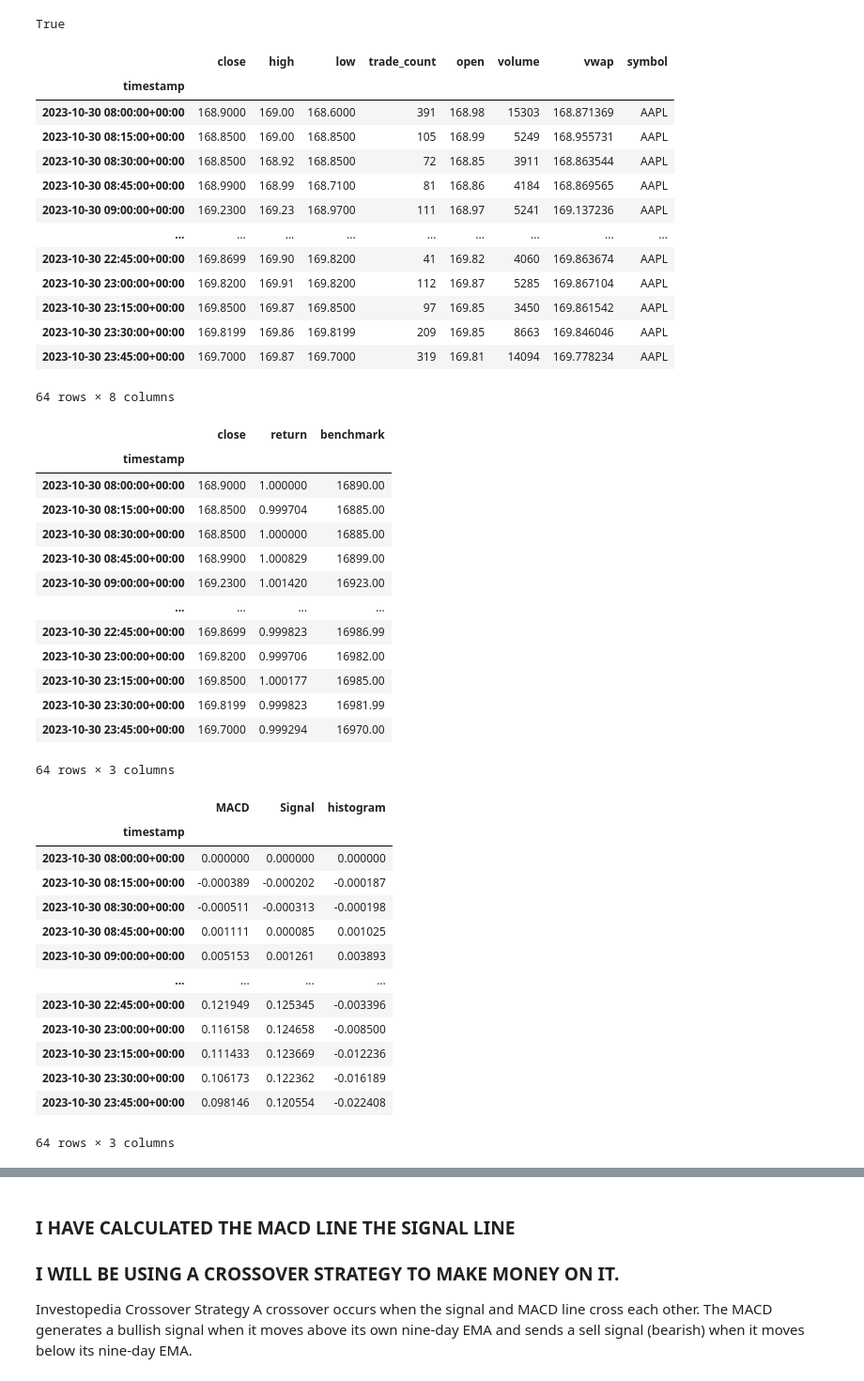
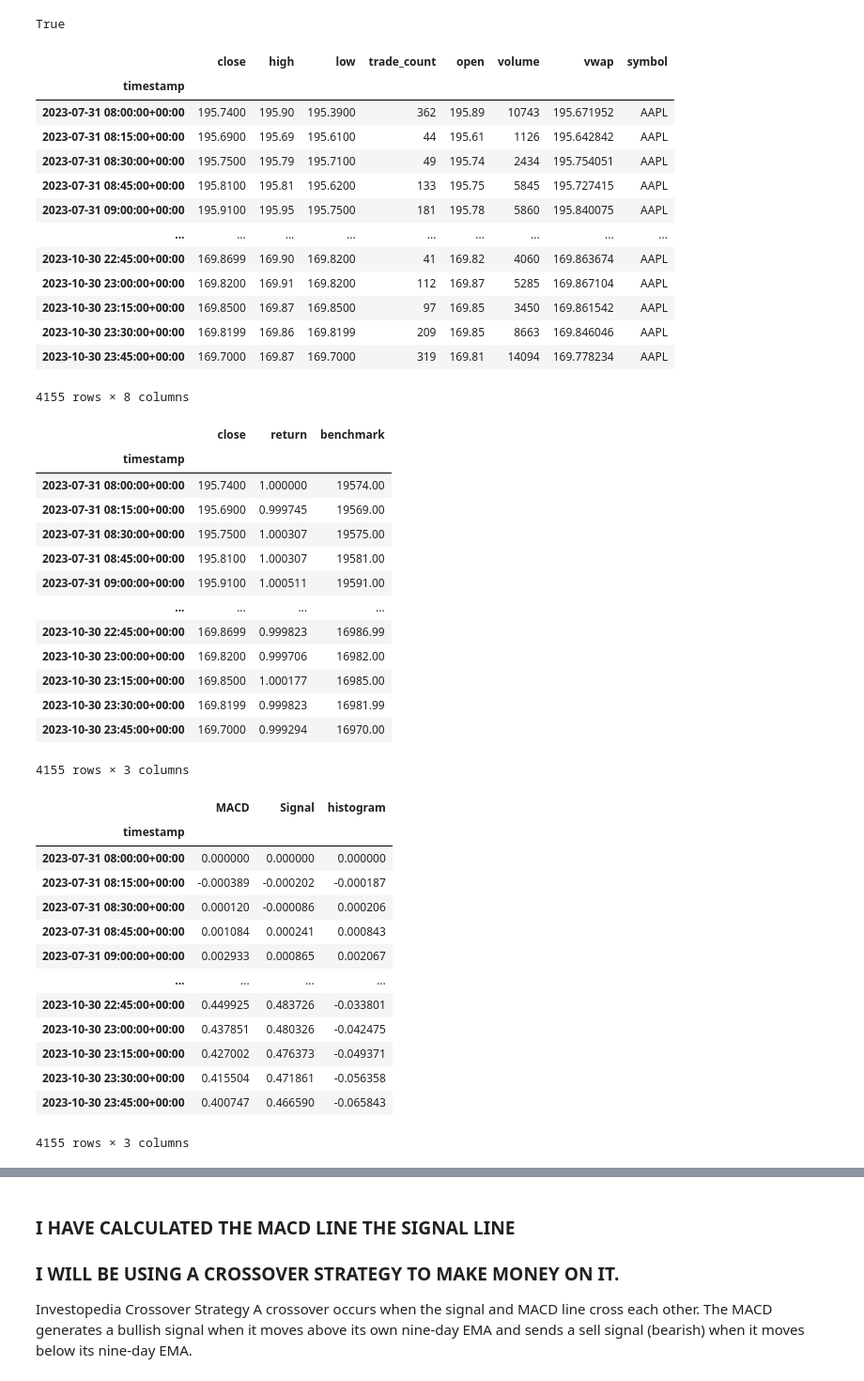
Before and after one commit to harithmd1/project1_group2, a Jupyter notebook: Momentum_MACD_Michael.ipynb, the cells around one changed output, grey strips where cells are left out. Shown at 94% size. Cells and saved outputs as stored; diff of their text form; code cells hidden in the pictures.

```diff
--- a/Momentum_MACD_Michael.ipynb
+++ b/Momentum_MACD_Michael.ipynb
@@ -26,33 +26,33 @@ alpaca=tradeapi.REST(
 )
 # %%
 # Define Variables for Alpaca
-start_time=pd.Timestamp('2023-10-30', tz='America/New_York').isoformat()
+start_time=pd.Timestamp('2023-07-31', tz='America/New_York').isoformat()
 end_time=pd.Timestamp('2023-10-31', tz='America/New_York').isoformat()
 tickers = ["AAPL"]
 timeframe = "15min"
 # Get current closing prices for AAPL and SP500
 df_tickers=alpaca.get_bars(
     tickers,
     timeframe,
     start=start_time,
     end=end_time
 ).df
 df_tickers
 # %% [output]
 |  | close | high | low | trade_count | open | volume | vwap | symbol |
 | timestamp |  |  |  |  |  |  |  |  |
-| 2023-10-30 08:00:00+00:00 | 168.9000 | 169.00 | 168.6000 | 391 | 168.98 | 15303 | 168.871369 | AAPL |
-| 2023-10-30 08:15:00+00:00 | 168.8500 | 169.00 | 168.8500 | 105 | 168.99 | 5249 | 168.955731 | AAPL |
-| 2023-10-30 08:30:00+00:00 | 168.8500 | 168.92 | 168.8500 | 72 | 168.85 | 3911 | 168.863544 | AAPL |
-| 2023-10-30 08:45:00+00:00 | 168.9900 | 168.99 | 168.7100 | 81 | 168.86 | 4184 | 168.869565 | AAPL |
-| 2023-10-30 09:00:00+00:00 | 169.2300 | 169.23 | 168.9700 | 111 | 168.97 | 5241 | 169.137236 | AAPL |
+| 2023-07-31 08:00:00+00:00 | 195.7400 | 195.90 | 195.3900 | 362 | 195.89 | 10743 | 195.671952 | AAPL |
+| 2023-07-31 08:15:00+00:00 | 195.6900 | 195.69 | 195.6100 | 44 | 195.61 | 1126 | 195.642842 | AAPL |
+| 2023-07-31 08:30:00+00:00 | 195.7500 | 195.79 | 195.7100 | 49 | 195.74 | 2434 | 195.754051 | AAPL |
+| 2023-07-31 08:45:00+00:00 | 195.8100 | 195.81 | 195.6200 | 133 | 195.75 | 5845 | 195.727415 | AAPL |
+| 2023-07-31 09:00:00+00:00 | 195.9100 | 195.95 | 195.7500 | 181 | 195.78 | 5860 | 195.840075 | AAPL |
 | ... | ... | ... | ... | ... | ... | ... | ... | ... |
 | 2023-10-30 22:45:00+00:00 | 169.8699 | 169.90 | 169.8200 | 41 | 169.82 | 4060 | 169.863674 | AAPL |
 | 2023-10-30 23:00:00+00:00 | 169.8200 | 169.91 | 169.8200 | 112 | 169.87 | 5285 | 169.867104 | AAPL |
 | 2023-10-30 23:15:00+00:00 | 169.8500 | 169.87 | 169.8500 | 97 | 169.85 | 3450 | 169.861542 | AAPL |
 | 2023-10-30 23:30:00+00:00 | 169.8199 | 169.86 | 169.8199 | 209 | 169.85 | 8663 | 169.846046 | AAPL |
 | 2023-10-30 23:45:00+00:00 | 169.7000 | 169.87 | 169.7000 | 319 | 169.81 | 14094 | 169.778234 | AAPL |
-64 rows × 8 columns
+4155 rows × 8 columns
 # %%
 # Defining variables
 shares = 100
@@ -69,18 +69,18 @@ df_tickers
 # %% [output]
 |  | close | return | benchmark |
 | timestamp |  |  |  |
-| 2023-10-30 08:00:00+00:00 | 168.9000 | 1.000000 | 16890.00 |
-| 2023-10-30 08:15:00+00:00 | 168.8500 | 0.999704 | 16885.00 |
-| 2023-10-30 08:30:00+00:00 | 168.8500 | 1.000000 | 16885.00 |
-| 2023-10-30 08:45:00+00:00 | 168.9900 | 1.000829 | 16899.00 |
-| 2023-10-30 09:00:00+00:00 | 169.2300 | 1.001420 | 16923.00 |
+| 2023-07-31 08:00:00+00:00 | 195.7400 | 1.000000 | 19574.00 |
+| 2023-07-31 08:15:00+00:00 | 195.6900 | 0.999745 | 19569.00 |
+| 2023-07-31 08:30:00+00:00 | 195.7500 | 1.000307 | 19575.00 |
+| 2023-07-31 08:45:00+00:00 | 195.8100 | 1.000307 | 19581.00 |
+| 2023-07-31 09:00:00+00:00 | 195.9100 | 1.000511 | 19591.00 |
 | ... | ... | ... | ... |
 | 2023-10-30 22:45:00+00:00 | 169.8699 | 0.999823 | 16986.99 |
 | 2023-10-30 23:00:00+00:00 | 169.8200 | 0.999706 | 16982.00 |
 | 2023-10-30 23:15:00+00:00 | 169.8500 | 1.000177 | 16985.00 |
 | 2023-10-30 23:30:00+00:00 | 169.8199 | 0.999823 | 16981.99 |
 | 2023-10-30 23:45:00+00:00 | 169.7000 | 0.999294 | 16970.00 |
-64 rows × 3 columns
+4155 rows × 3 columns
 # %%
 ### Creating new Dataframe for MACD calculations
 df_macd = pd.DataFrame()
@@ -91,18 +91,18 @@ df_macd
 # %% [output]
 |  | MACD | Signal | histogram |
 | timestamp |  |  |  |
-| 2023-10-30 08:00:00+00:00 | 0.000000 | 0.000000 | 0.000000 |
-| 2023-10-30 08:15:00+00:00 | -0.000389 | -0.000202 | -0.000187 |
-| 2023-10-30 08:30:00+00:00 | -0.000511 | -0.000313 | -0.000198 |
-| 2023-10-30 08:45:00+00:00 | 0.001111 | 0.000085 | 0.001025 |
-| 2023-10-30 09:00:00+00:00 | 0.005153 | 0.001261 | 0.003893 |
+| 2023-07-31 08:00:00+00:00 | 0.000000 | 0.000000 | 0.000000 |
+| 2023-07-31 08:15:00+00:00 | -0.000389 | -0.000202 | -0.000187 |
+| 2023-07-31 08:30:00+00:00 | 0.000120 | -0.000086 | 0.000206 |
+| 2023-07-31 08:45:00+00:00 | 0.001084 | 0.000241 | 0.000843 |
+| 2023-07-31 09:00:00+00:00 | 0.002933 | 0.000865 | 0.002067 |
 | ... | ... | ... | ... |
-| 2023-10-30 22:45:00+00:00 | 0.121949 | 0.125345 | -0.003396 |
-| 2023-10-30 23:00:00+00:00 | 0.116158 | 0.124658 | -0.008500 |
-| 2023-10-30 23:15:00+00:00 | 0.111433 | 0.123669 | -0.012236 |
-| 2023-10-30 23:30:00+00:00 | 0.106173 | 0.122362 | -0.016189 |
-| 2023-10-30 23:45:00+00:00 | 0.098146 | 0.120554 | -0.022408 |
+| 2023-10-30 22:45:00+00:00 | 0.449925 | 0.483726 | -0.033801 |
+| 2023-10-30 23:00:00+00:00 | 0.437851 | 0.480326 | -0.042475 |
+| 2023-10-30 23:15:00+00:00 | 0.427002 | 0.476373 | -0.049371 |
+| 2023-10-30 23:30:00+00:00 | 0.415504 | 0.471861 | -0.056358 |
+| 2023-10-30 23:45:00+00:00 | 0.400747 | 0.466590 | -0.065843 |
-64 rows × 3 columns
+4155 rows × 3 columns
 # %%
 ### Plotting Close price
 Close_plot = df_tickers['close'].hvplot.line(
```
Also changed, not shown: parts of 4 cells of this notebook, 2 other files.
